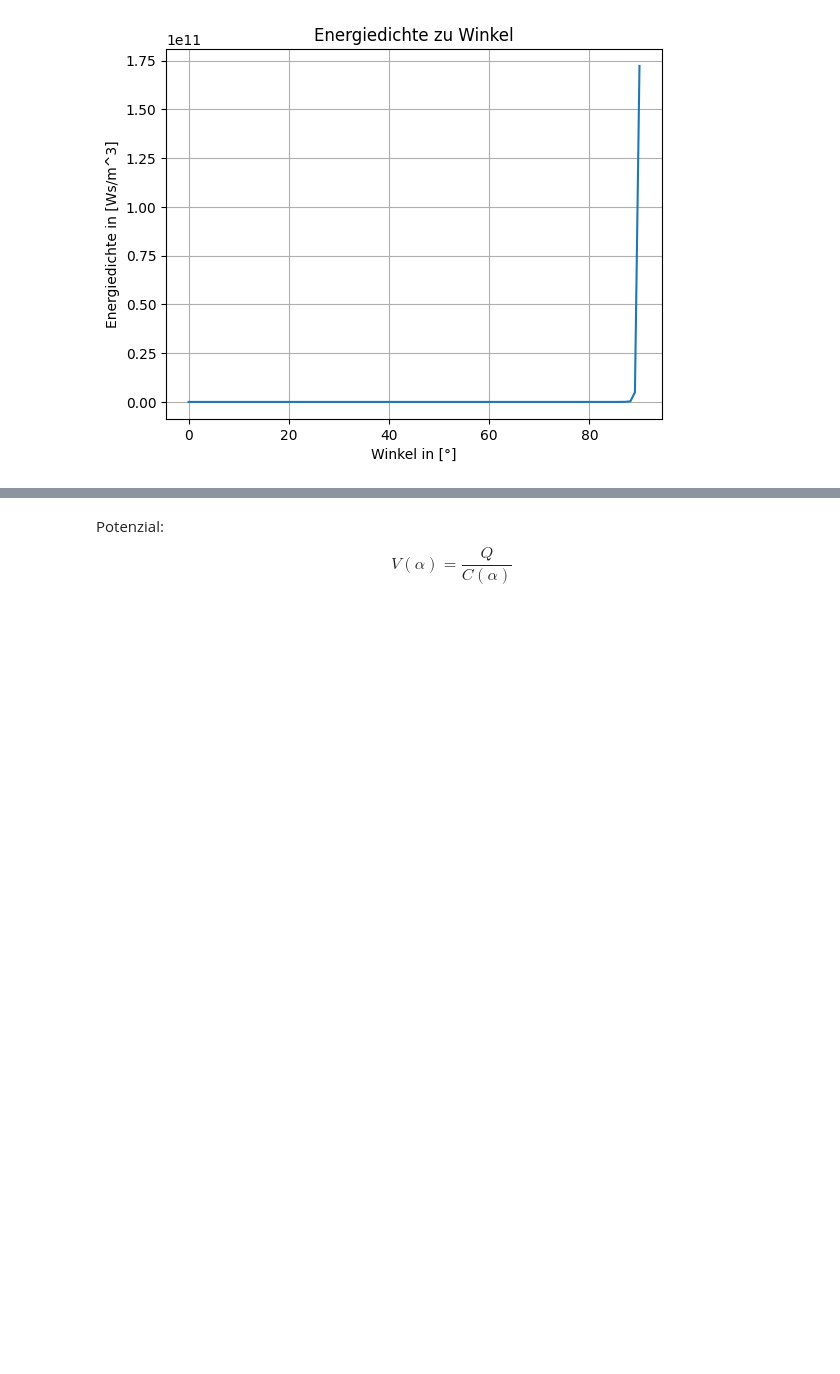
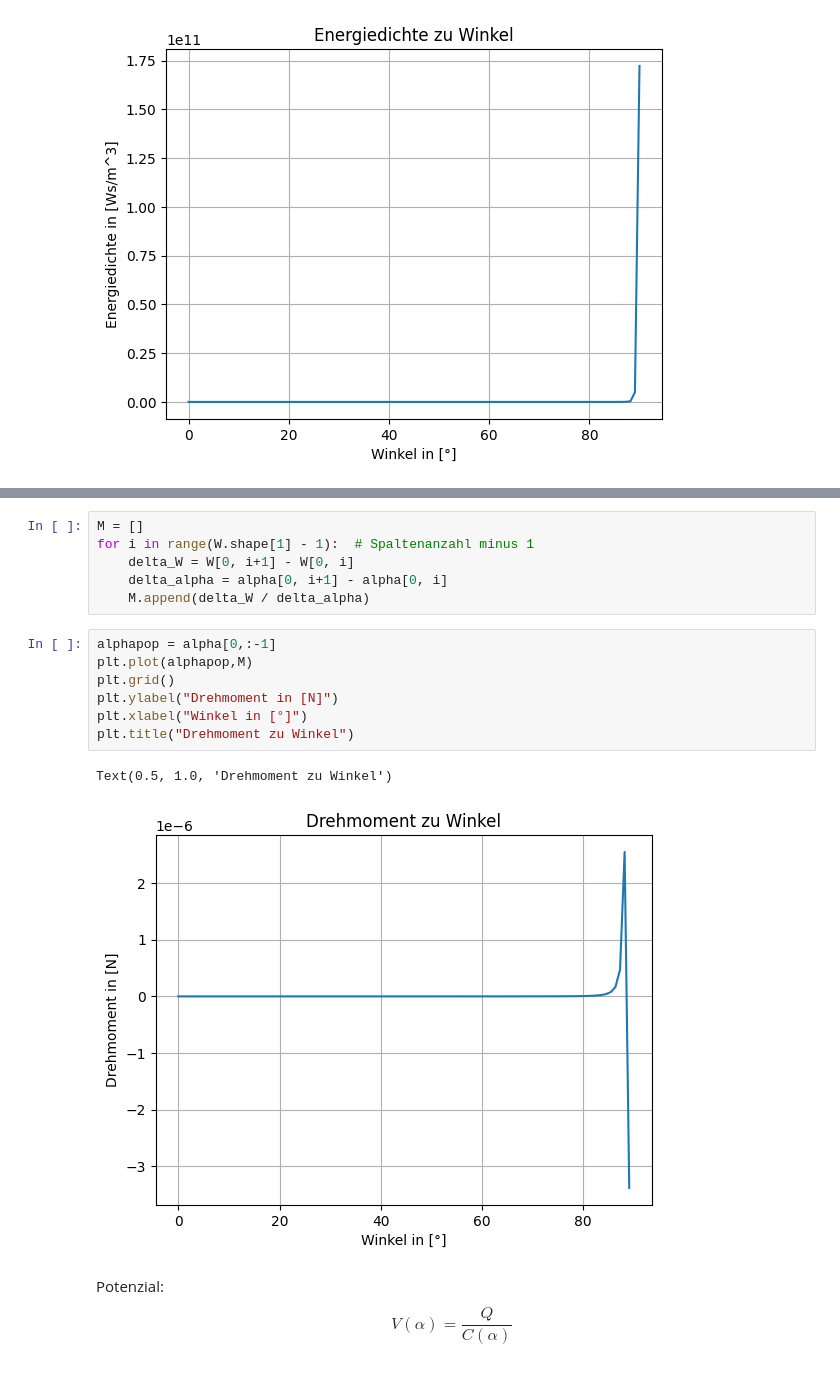
Before and after one commit to HansPeter21/COP_Elektrostatik, a Jupyter notebook: Projekt_ES_Albertin_Schegg.ipynb, the cells around one changed output, grey strips where cells are left out. Saved outputs shown, nothing was run; the diff lists cells and outputs as text; blank space fills up the shorter version.

Commit message:
Drehmoment

```diff
--- a/Projekt_ES_Albertin_Schegg.ipynb
+++ b/Projekt_ES_Albertin_Schegg.ipynb
@@ -142,3 +146,19 @@ Text(0.5, 1.0, 'Energiedichte zu Winkel')
+# %%
+M = []
+for i in range(W.shape[1] - 1):  # Spaltenanzahl minus 1
+    delta_W = W[0, i+1] - W[0, i]
+    delta_alpha = alpha[0, i+1] - alpha[0, i]
+    M.append(delta_W / delta_alpha)
+# %%
+alphapop = alpha[0,:-1]
+plt.plot(alphapop,M)
+plt.grid()
+plt.ylabel("Drehmoment in [N]")
+plt.xlabel("Winkel in [°]")
+plt.title("Drehmoment zu Winkel")
+# %% [output]
+Text(0.5, 1.0, 'Drehmoment zu Winkel')
+[figure, added]
 # %% [markdown]
 Potenzial:
 $$ V(\alpha) = \frac{Q}{C(\alpha)} $$
```
Also changed, not shown: parts of 1 cell of this notebook.
